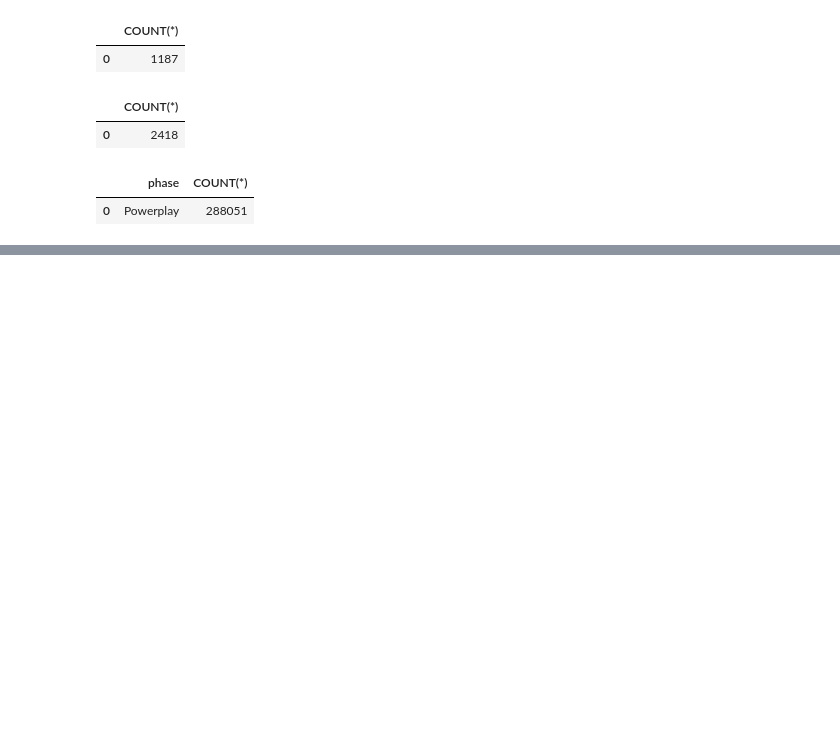
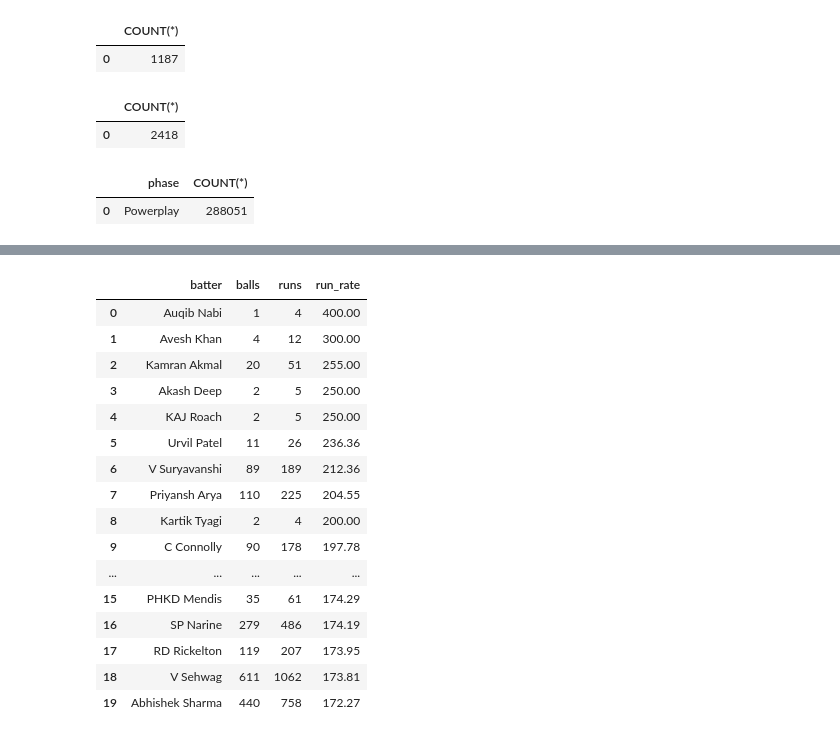
Before and after one commit to Muhammedishan-dot/Proj_3.1_IPL, a Jupyter notebook: notebook/data_analysis.ipynb, the cells around one changed output, grey strips where cells are left out. Cells and saved outputs as stored; diff of their text form; code cells hidden in the pictures; blank space fills up the shorter version.

Commit message:
ADD analysis: phases,role,toss,chase and venue findings with charts

```diff
--- a/notebook/data_analysis.ipynb
+++ b/notebook/data_analysis.ipynb
@@ -107,0 +214,28 @@ q("""SELECT phase,COUNT(*) FROM v_ball""")
+# %%
+q("""SELECT batter,SUM(is_legal) AS balls,SUM(batter_runs) AS runs,
+ROUND(100.0* SUM(batter_runs)/SUM(is_legal),2) AS run_rate
+
+FROM v_ball
+WHERE phase ='Middle'
+GROUP BY batter
+ORDER BY run_rate desc
+LIMIT 20;
+""")
+# %% [output]
+|  | batter | balls | runs | run_rate |
+| 0 | Auqib Nabi | 1 | 4 | 400.00 |
+| 1 | Avesh Khan | 4 | 12 | 300.00 |
+| 2 | Kamran Akmal | 20 | 51 | 255.00 |
+| 3 | Akash Deep | 2 | 5 | 250.00 |
+| 4 | KAJ Roach | 2 | 5 | 250.00 |
+| 5 | Urvil Patel | 11 | 26 | 236.36 |
+| 6 | V Suryavanshi | 89 | 189 | 212.36 |
+| 7 | Priyansh Arya | 110 | 225 | 204.55 |
+| 8 | Kartik Tyagi | 2 | 4 | 200.00 |
+| 9 | C Connolly | 90 | 178 | 197.78 |
+| ... | ... | ... | ... | ... |
+| 15 | PHKD Mendis | 35 | 61 | 174.29 |
+| 16 | SP Narine | 279 | 486 | 174.19 |
+| 17 | RD Rickelton | 119 | 207 | 173.95 |
+| 18 | V Sehwag | 611 | 1062 | 173.81 |
+| 19 | Abhishek Sharma | 440 | 758 | 172.27 |
```
Also changed, not shown: parts of 50 cells of this notebook, 6 other files.
